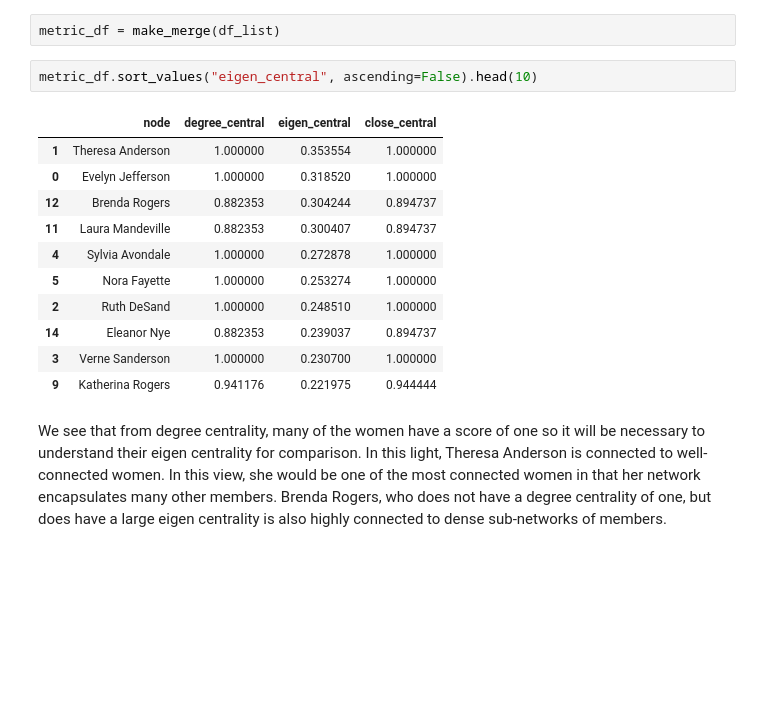
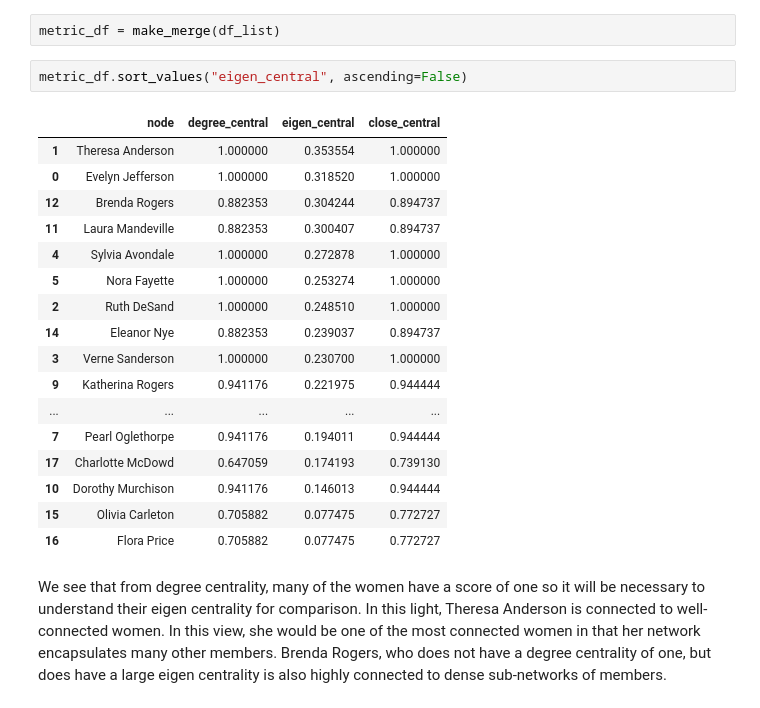
Before and after one commit to kelloggjohnd/Data620-Web_Analytics, a Jupyter notebook: Week 6/hw_6_davis_clubs.ipynb, the cells around one changed output. Cells and saved outputs as stored; diff of their text form; blank space fills up the shorter version.

```diff
--- a/Week 6/hw_6_davis_clubs.ipynb
+++ b/Week 6/hw_6_davis_clubs.ipynb
@@ -149,19 +149,25 @@ df_list = [make_centrality(e, metric) for metric in metrics]
 # %%
 metric_df = make_merge(df_list)
 # %%
-metric_df.sort_values("eigen_central", ascending=False).head(10)
+metric_df.sort_values("eigen_central", ascending=False)
 # %% [output]
 |  | node | degree_central | eigen_central | close_central |
 | 1 | Theresa Anderson | 1.000000 | 0.353554 | 1.000000 |
 | 0 | Evelyn Jefferson | 1.000000 | 0.318520 | 1.000000 |
 | 12 | Brenda Rogers | 0.882353 | 0.304244 | 0.894737 |
 | 11 | Laura Mandeville | 0.882353 | 0.300407 | 0.894737 |
 | 4 | Sylvia Avondale | 1.000000 | 0.272878 | 1.000000 |
 | 5 | Nora Fayette | 1.000000 | 0.253274 | 1.000000 |
 | 2 | Ruth DeSand | 1.000000 | 0.248510 | 1.000000 |
 | 14 | Eleanor Nye | 0.882353 | 0.239037 | 0.894737 |
 | 3 | Verne Sanderson | 1.000000 | 0.230700 | 1.000000 |
 | 9 | Katherina Rogers | 0.941176 | 0.221975 | 0.944444 |
+| ... | ... | ... | ... | ... |
+| 7 | Pearl Oglethorpe | 0.941176 | 0.194011 | 0.944444 |
+| 17 | Charlotte McDowd | 0.647059 | 0.174193 | 0.739130 |
+| 10 | Dorothy Murchison | 0.941176 | 0.146013 | 0.944444 |
+| 15 | Olivia Carleton | 0.705882 | 0.077475 | 0.772727 |
+| 16 | Flora Price | 0.705882 | 0.077475 | 0.772727 |
 # %% [markdown]
 We see that from degree centrality, many of the women have a score of one so it will be necessary to understand their eigen centrality for comparison. In this light, Theresa Anderson is connected to well-connected women. In this view, she would be one of the most connected women in that her network encapsulates many other members. Brenda Rogers, who does not have a degree centrality of one, but does have a large eigen centrality is also highly connected to dense sub-networks of members.
 # %% [markdown]
```
Also changed, not shown: parts of 5 cells of this notebook, 2 other files.
